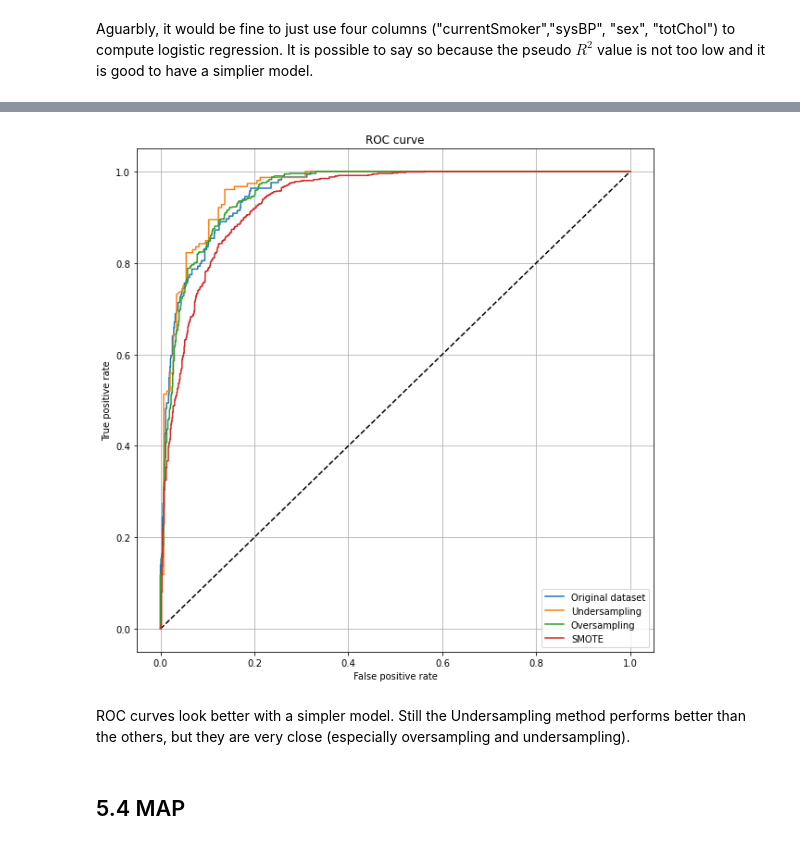
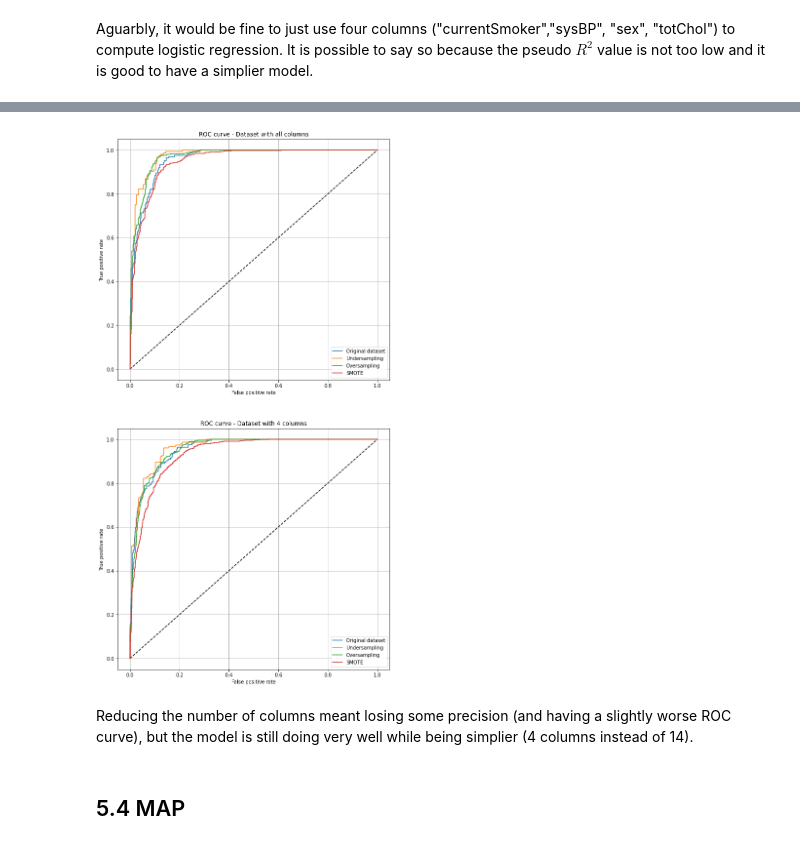
Before and after one commit to Mirkesx/cardiovascularity_study_dataset, a Jupyter notebook: project_notebook_marco_cavalli_1000024189.ipynb, the cells around one changed output, grey strips where cells are left out. Cells and saved outputs as stored; diff of their text form; code cells hidden in the pictures.

```diff
--- a/project_notebook_marco_cavalli_1000024189.ipynb
+++ b/project_notebook_marco_cavalli_1000024189.ipynb
@@ -1558,7 +1558,7 @@ model = logit('TenYearCHD ~ {}'.format(print_columns_with_exceptions(u_data.colu
 
 y_pred = model.predict(X_test)
 
-fpr_original, tpr_original, threshold_original = roc_curve(y_test, y_pred)
+fpr_lr_original, tpr_lr_original, threshold_lr_original = roc_curve(y_test, y_pred)
 
 print("Logistic Regression on the original dataset\n")
 print("Error:",mean_absolute_error(y_test, y_pred))
@@ -1815,7 +1780,7 @@ model = logit('TenYearCHD ~ {}'.format(print_columns_with_exceptions(u_data.colu
 
 y_pred = model.predict(X_test)
 
-fpr_original, tpr_original, threshold_original = roc_curve(y_test, y_pred)
+fpr_lr_original_optimazed, tpr_lr_original_optimazed, threshold_lr_original_optimazed = roc_curve(y_test, y_pred)
 
 print("Logistic Regression on the original dataset\n")
 print("Error:",mean_absolute_error(y_test, y_pred))
@@ -1835,7 +1800,7 @@ train_test_split(u_data.drop('TenYearCHD', axis=1), u_data.TenYearCHD, test_size
 model = logit('TenYearCHD ~ {}'.format(print_columns_with_exceptions(u_data.columns,exc)),u_data).fit()
 y_pred_under = model.predict(X_test)
 
-fpr_under, tpr_under, threshold_under = roc_curve(y_test, y_pred_under)
+fpr_lr_under_optimazed, tpr_lr_under_optimazed, threshold_lr_under_optimazed = roc_curve(y_test, y_pred_under)
 
 
 
@@ -1855,7 +1820,7 @@ train_test_split(o_data.drop('TenYearCHD', axis=1), o_data.TenYearCHD, test_size
 model = logit('TenYearCHD ~ {}'.format(print_columns_with_exceptions(o_data.columns,exc)),o_data).fit()
 y_pred_over = model.predict(X_test)
 
-fpr_over, tpr_over, threshold_over = roc_curve(y_test, y_pred_over)
+fpr_lr_over_optimazed, tpr_lr_over_optimazed, threshold_lr_over_optimazed = roc_curve(y_test, y_pred_over)
 
 print(model.prsquared)
 print("Oversampling\n")
@@ -1874,7 +1839,7 @@ train_test_split(X_resampled, y_resampled, test_size=0.3, random_state=seed)
 model = logit('TenYearCHD ~ {}'.format(print_columns_with_exceptions(data_resampled.columns,exc)),data_resampled).fit()
 y_pred_smote = model.predict(X_test)
 
-fpr_smote, tpr_smote, threshold_smote = roc_curve(y_test, y_pred_smote)
+fpr_lr_smote_optimazed, tpr_lr_smote_optimazed, threshold_lr_smote_optimazed = roc_curve(y_test, y_pred_smote)
 plt.show()
 
 print("SMOTE\n")
@@ -1906,21 +1871,33 @@ Accuracy
 0.8588888888888889
 ------------------------------------------------------
 # %%
-plt.figure(figsize=(10,10))
+plt.figure(figsize=(10,20))
+plt.subplot(2,1,1)
 plt.plot([0, 1], [0, 1], 'k--')
-plt.plot(fpr_original, tpr_original, label='Original dataset')
-plt.plot(fpr_under, tpr_under, label='Undersampling')
-plt.plot(fpr_over, tpr_over, label='Oversampling')
-plt.plot(fpr_smote, tpr_smote, label='SMOTE')
+plt.plot(fpr_lr_original, tpr_lr_original, label='Original dataset')
+plt.plot(fpr_lr_under, tpr_lr_under, label='Undersampling')
+plt.plot(fpr_lr_over, tpr_lr_over, label='Oversampling')
+plt.plot(fpr_lr_smote, tpr_lr_smote, label='SMOTE')
 plt.xlabel('False positive rate')
 plt.ylabel('True positive rate')
-plt.title('ROC curve')
+plt.title('ROC curve - Dataset with all columns')
+plt.legend(loc='best')
+plt.grid()
+plt.subplot(2,1,2)
+plt.plot([0, 1], [0, 1], 'k--')
+plt.plot(fpr_lr_original_optimazed, tpr_lr_original_optimazed, label='Original dataset')
+plt.plot(fpr_lr_under_optimazed, tpr_lr_under_optimazed, label='Undersampling')
+plt.plot(fpr_lr_over_optimazed, tpr_lr_over_optimazed, label='Oversampling')
+plt.plot(fpr_lr_smote_optimazed, tpr_lr_smote_optimazed, label='SMOTE')
+plt.xlabel('False positive rate')
+plt.ylabel('True positive rate')
+plt.title('ROC curve - Dataset with 4 columns')
 plt.legend(loc='best')
 plt.grid()
 plt.show()
 # %% [output]
-[figure, old version]
+[figure, new version]
-# %% [markdown]
-<p>ROC curves look better with a simpler model. Still the Undersampling method performs better than the others, but they are very close (especially oversampling and undersampling).</p>
+# %% [markdown]
+<p>Reducing the number of columns meant losing some precision (and having a slightly worse ROC curve), but the model is still doing very well while being simplier (4 columns instead of 14).</p>
 # %% [markdown]
 <h2>5.4 MAP</h2>
```
Also changed, not shown: parts of 33 cells of this notebook.
